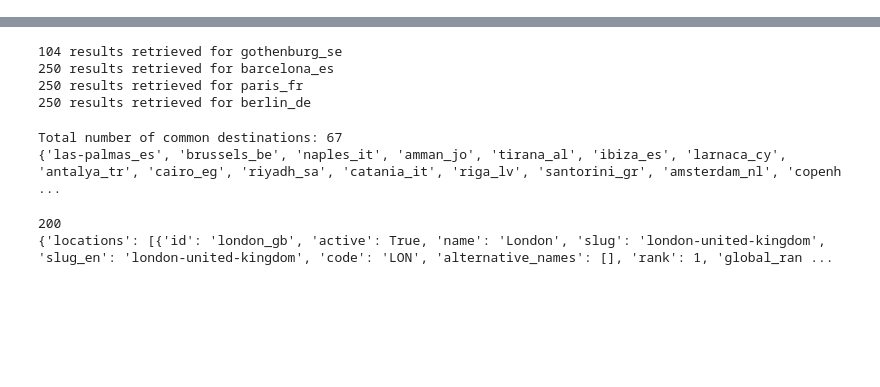
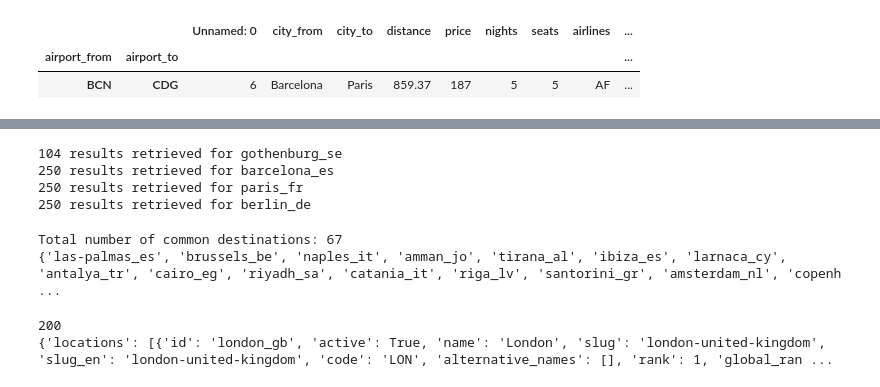
Before and after one commit to branchedelac/fly-me-to-the-mean, a Jupyter notebook: test_queries.ipynb, the cells around one changed output, grey strips where cells are left out. Drawn from its saved outputs; the diff is of its cells as text; code cells hidden in the pictures; blank space fills up the shorter version.

```diff
--- a/test_queries.ipynb
+++ b/test_queries.ipynb
@@ -4,0 +27,8 @@ from dotenv import load_dotenv
+# %%
+# The below is not a great idea since it disconnets the row values from each other
+cheapest_per_combo = flights.groupby(["airport_from", "airport_to"]).agg("min")
+cheapest_per_combo.head(1)
+# %% [output]
+|  |  | Unnamed: 0 | city_from | city_to | distance | price | nights | seats | airlines | ... |
+| airport_from | airport_to |  |  |  |  |  |  |  |  | ... |
+| BCN | CDG | 6 | Barcelona | Paris | 859.37 | 187 | 5 | 5 | AF | ... |
```
Also changed, not shown: parts of 5 cells of this notebook, 4 other files.
